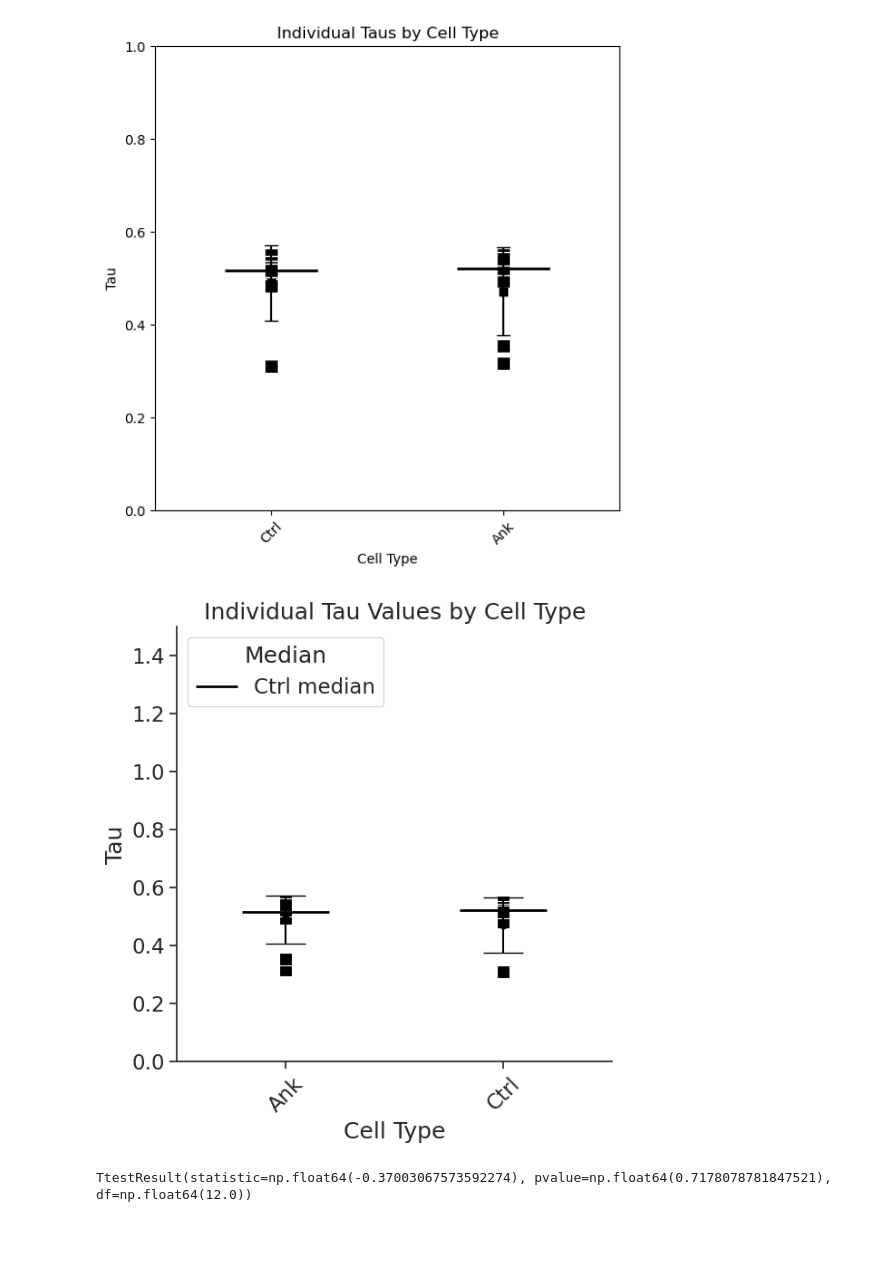
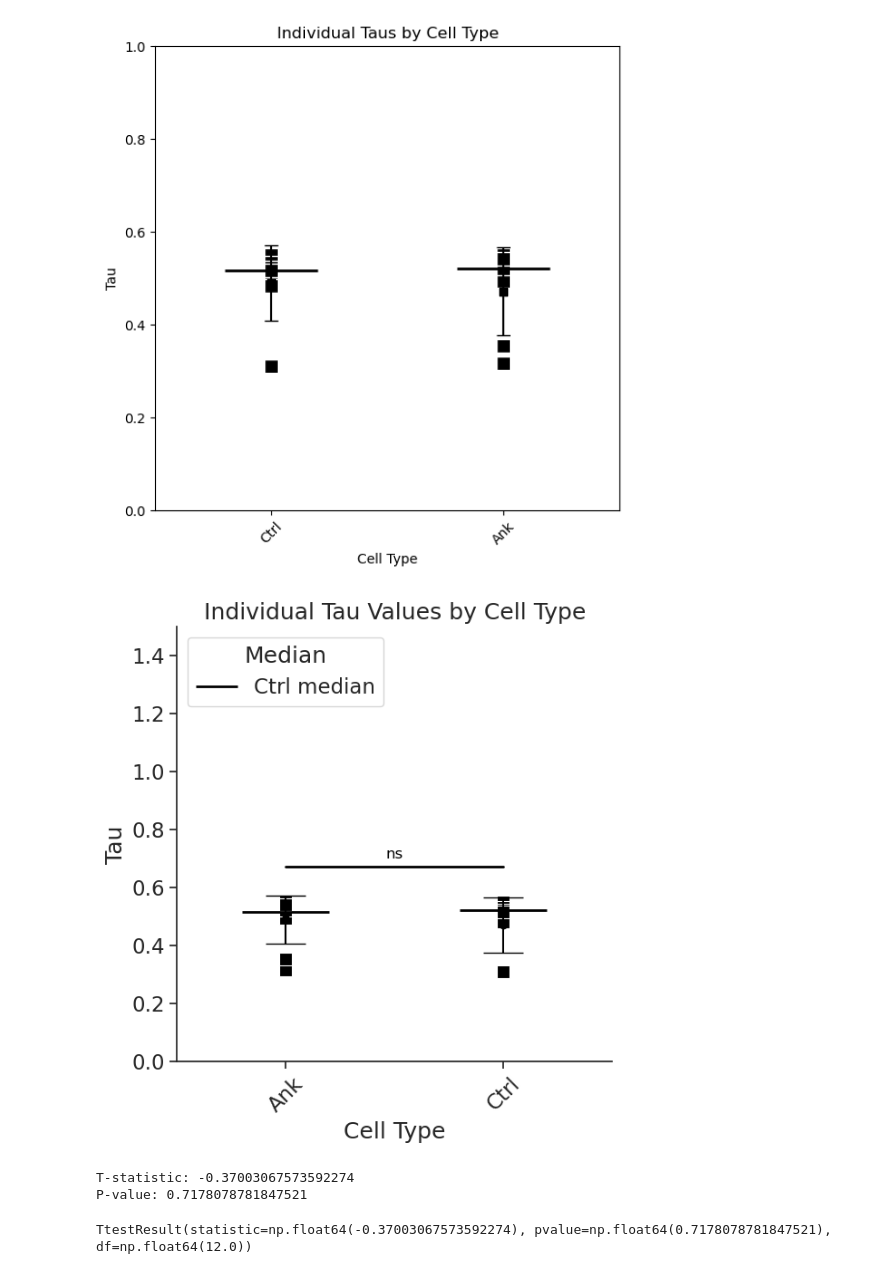
Before and after one commit to MichaelMEM1/conda_BSGP730, a Jupyter notebook: AnkCalcTauTest.ipynb, the cells around one changed output. Cells and saved outputs as stored; diff of their text form; code cells hidden in the pictures; blank space fills up the shorter version.

Commit message:
fine tuning the graph one last time

```diff
--- a/AnkCalcTauTest.ipynb
+++ b/AnkCalcTauTest.ipynb
@@ -136,10 +136,17 @@ plt.show()
 # %% [output]
 [figure]
 # %%
+# Stat tests
+
+ank_tau = Calcium_Data[Calcium_Data['Type'] == 'Ank']['Tau']
+ctrl_tau = Calcium_Data[Calcium_Data['Type'] == 'Ctrl']['Tau']
+sc.stats.ttest_ind(ank_tau, ctrl_tau)
+
+# Perform an independent t-test
+t_stat, p_value = sc.stats.ttest_ind(ank_tau, ctrl_tau)
 
 # Create the plot
 plt.figure(figsize=(6, 6))
-
 
 sns.set_style("ticks")
 sns.despine()
@@ -147,34 +154,53 @@ sns.despine()
 # Create a scatter plot with Seaborn (individual points)
 sns.scatterplot(data=Calcium_Data, x='Type', y='Tau', color='black', marker= 's', s=100, edgecolor='w', alpha=1, palette="deep")
 sns.despine()
 # Add error bars representing standard deviation (using groupby to calculate)
 # We need to calculate the means and standard deviations first
 mean_values = Calcium_Data.groupby('Type')['Tau'].mean()
 std_values = Calcium_Data.groupby('Type')['Tau'].std()
 
 # Add error bars (standard deviation)
 for i, cell_type in enumerate(Calcium_Data['Type'].unique()):
     plt.errorbar(x=i, y=mean_values[cell_type], yerr=std_values[cell_type], fmt='o', color='black', capsize=16, linestyle='None')
 
 # Add horizontal lines for the median of each cell type
 median_values = Calcium_Data.groupby('Type')['Tau'].median()
 for i, cell_type in enumerate(Calcium_Data['Type'].unique()):
     plt.hlines(median_values[cell_type], i - 0.2, i + 0.2, colors='black', linewidth=2, label=f'{cell_type} median' if i == 0 else "")
 
+if p_value > 0.05:
+    # Get the positions of the tops of the error bars for each group
+    top_ank = mean_values['Ank'] + std_values['Ank']
+    top_ctrl = mean_values['Ctrl'] + std_values['Ctrl']
+
+    # Determine the y-position for the significance line, slightly above the highest error bar
+    top_position = max(top_ank, top_ctrl) + 0.1  # Adding a small buffer above the highest error bar
+
+    # Draw a horizontal line connecting the two points (Ank and Ctrl) just above the error bars
+    plt.plot([0, 1], [top_position, top_position], color='black', lw=2)
+
+    # Add "ns" text to indicate no significance, centered above the line
+    plt.text(0.5, top_position + 0.02, 'ns', ha='center', va='bottom', fontsize=12, color='black')
+
 # Customize the plot
 plt.xlabel('Cell Type')
 plt.ylabel('Tau')
 plt.title('Individual Tau Values by Cell Type')
 plt.xticks(rotation=45)
 plt.ylim(0, 1.5)
 plt.xlim(-0.5, len(Calcium_Data['Type'].unique()) - 0.5)
 
 # Adjust the layout and show the plot
 plt.subplots_adjust(left=0.1, right=0.9, top=0.9, bottom=0.1)
 plt.legend(title='Median', loc='upper left')
 plt.show()
+
+print(f"T-statistic: {t_stat}")
+print(f"P-value: {p_value}")
 # %% [output]
-[figure, old version]
+[figure, new version]
+T-statistic: -0.37003067573592274
+P-value: 0.7178078781847521
 # %%
 ank_tau = Calcium_Data[Calcium_Data['Type'] == 'Ank']['Tau']
 ctrl_tau = Calcium_Data[Calcium_Data['Type'] == 'Ctrl']['Tau']
```
